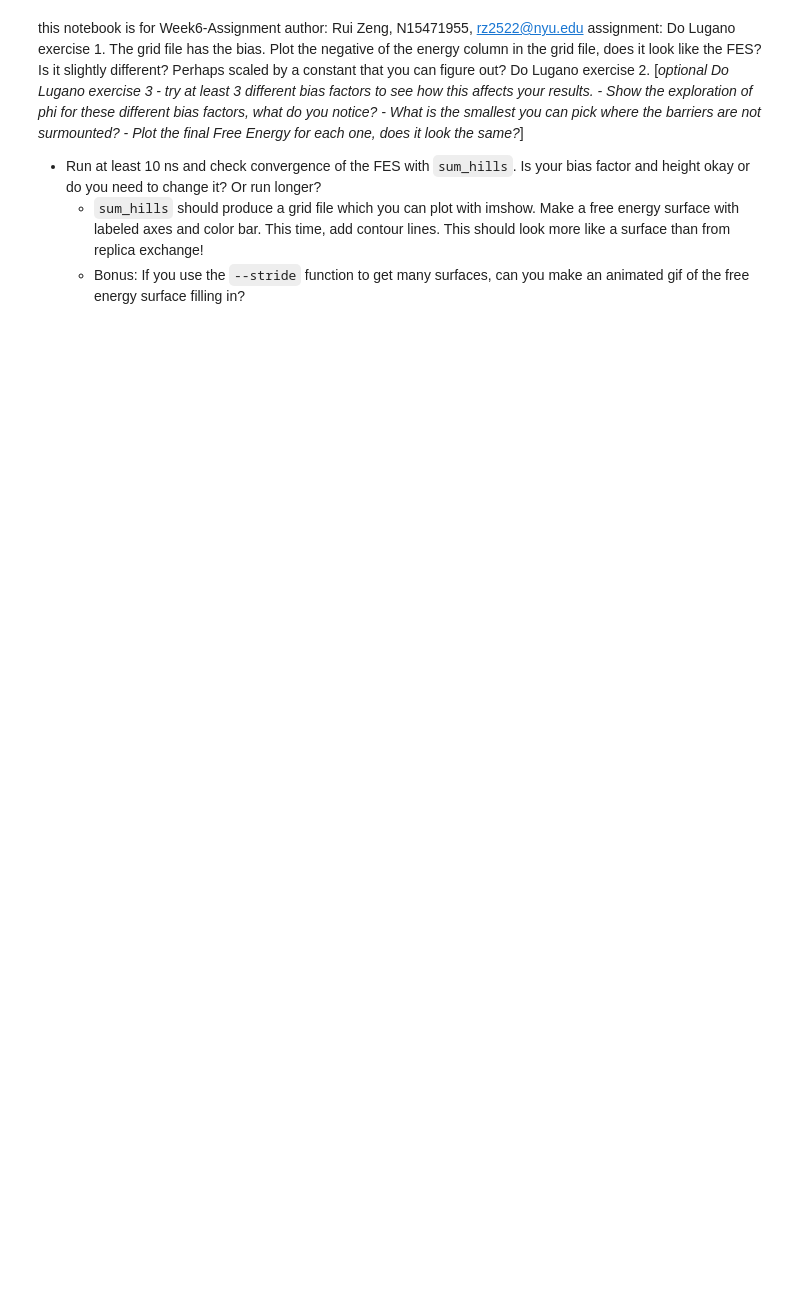
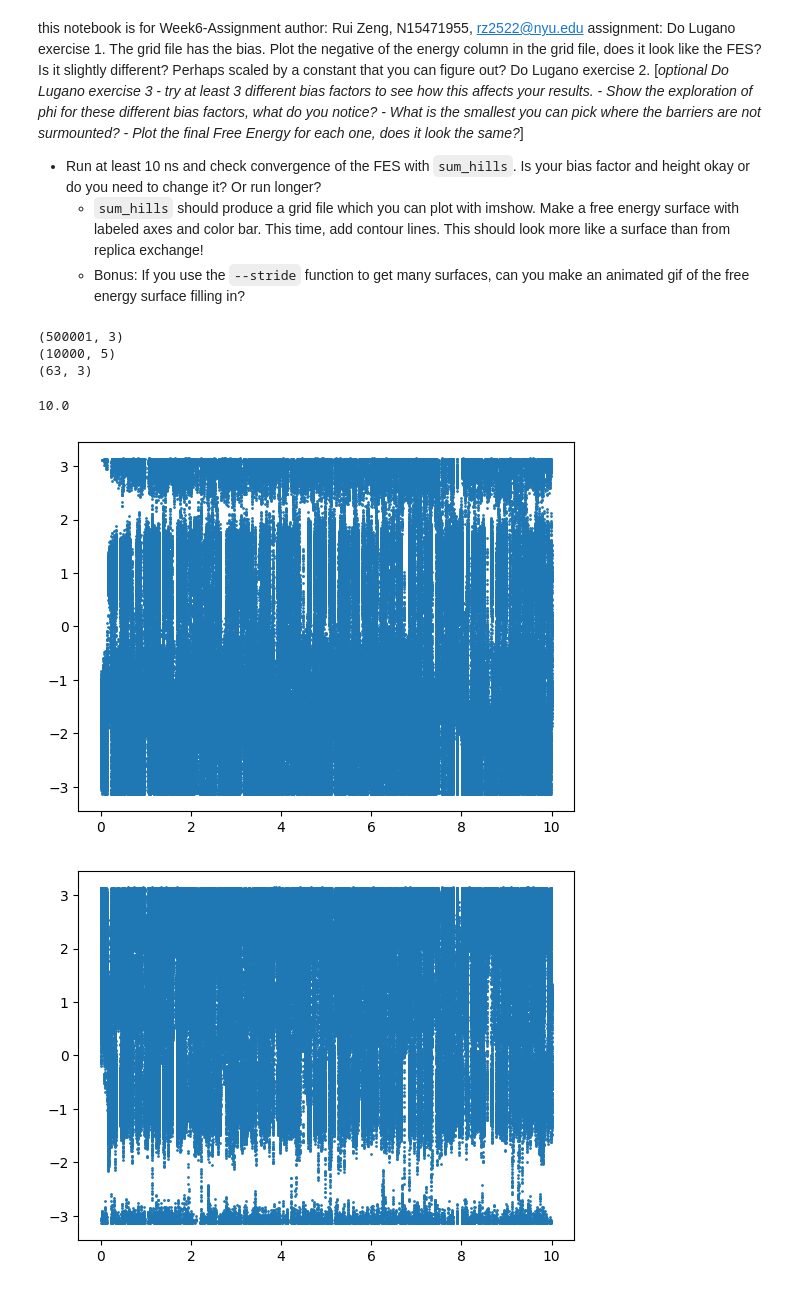
Before and after one commit to cerbveen/comp-lab-class, a Jupyter notebook: Week6/Analysis/Lugano_Analysis.ipynb, the cells around one changed output. Saved outputs shown, nothing was run; the diff lists cells and outputs as text; code cells hidden in the pictures; blank space fills up the shorter version.

```diff
--- a/Week6/Analysis/Lugano_Analysis.ipynb
+++ b/Week6/Analysis/Lugano_Analysis.ipynb
@@ -17,0 +19,43 @@ import matplotlib.pyplot as plt
+# %%
+# data path
+colvar_path = '../Inputs/Lugano_1/COLVAR'
+hills_path = '../Inputs/Lugano_1/HILLS'
+grid_path='../Inputs/Lugano_1/topolA.grid.dat'
+# load data
+colvar = np.loadtxt(colvar_path)
+hills = np.loadtxt(hills_path)
+grid = np.loadtxt(grid_path)
+# %%
+# check data
+print(colvar.shape)
+print(hills.shape)
+print(grid.shape)
+# %% [output]
+(500001, 3)
+(10000, 5)
+(63, 3)
+# %%
+# load
+# colvar is 2 fs time step
+# load time in ns
+time = colvar[:,0]/1000
+phi=colvar[:,1]
+psi=colvar[:,2]
+# print the total time
+print(time[-1])
+
+# plot phi over time, first 2 ns
+#plt.scatter(time[:100000],phi[:100000])
+#plt.show()
+# plot psi over time
+#plt.scatter(time[:100000],psi[:100000])
+#plt.show()
+# plot phi every 1000 steps
+plt.scatter(time,phi, s=1)
+plt.show()
+plt.scatter(time,psi, s=1)
+plt.show()
+# %% [output]
+10.0
+[figure, added]
+[figure, added]
```
Also changed, not shown: parts of 3 cells of this notebook, 17 other files.
